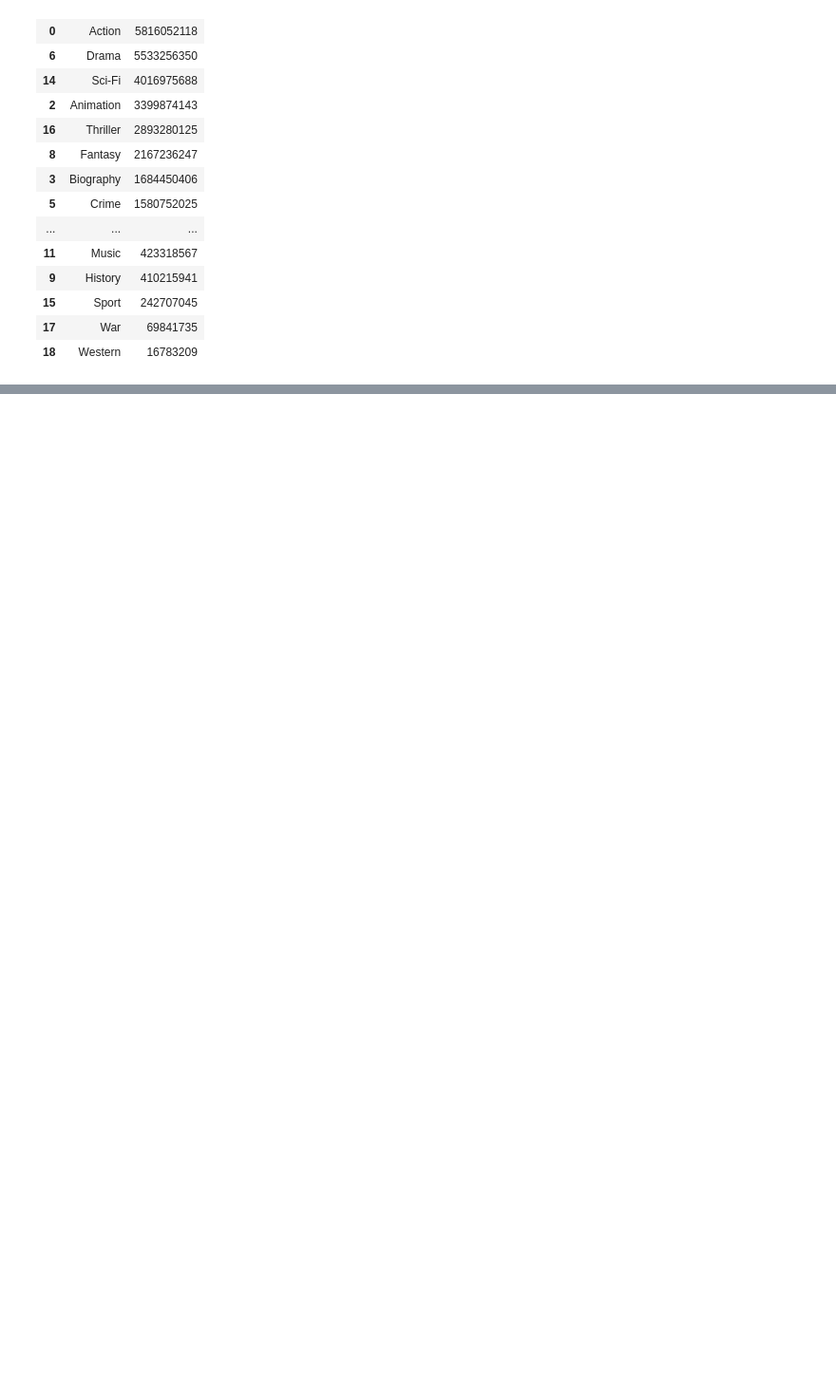
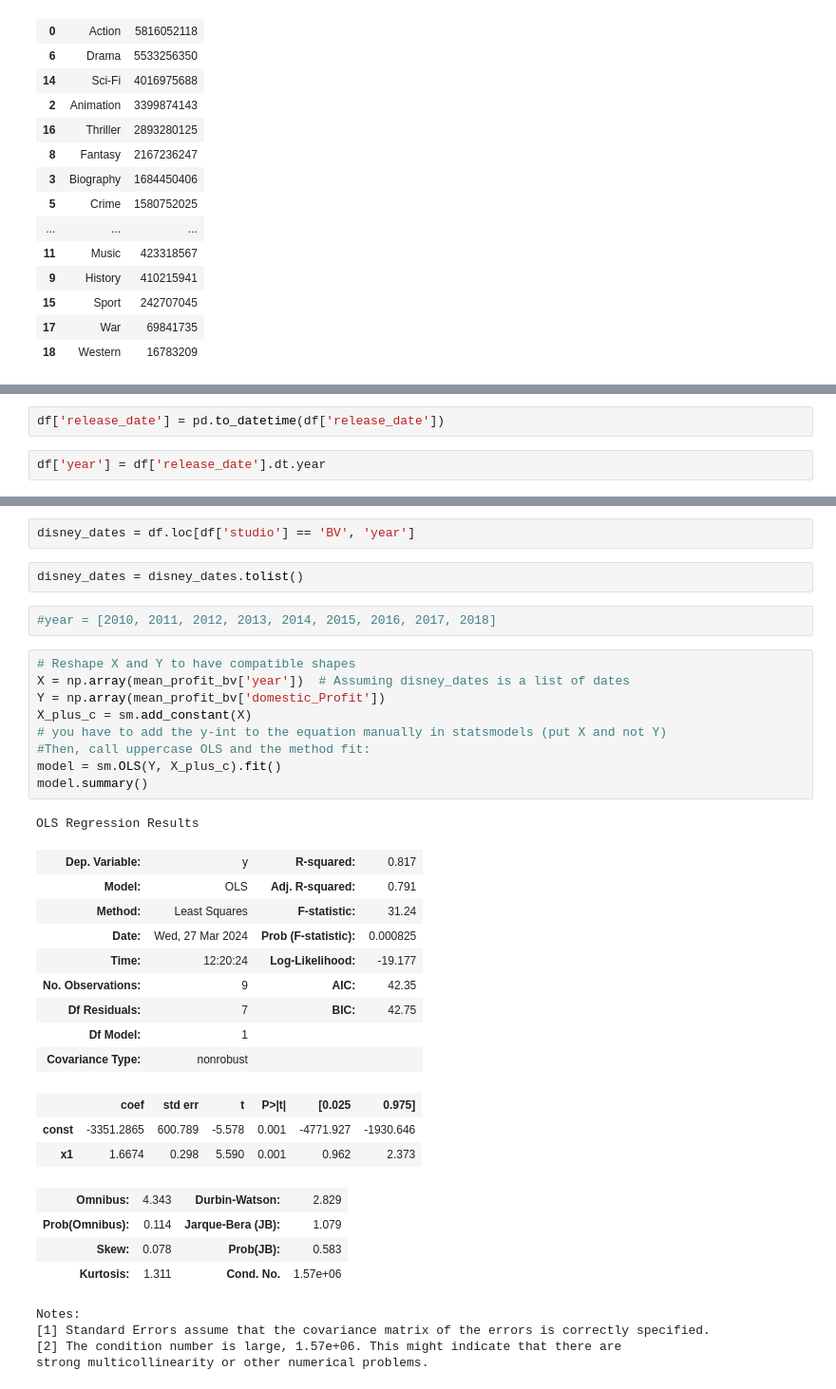
Before and after one commit to TravisClark1432/TAD-Pictures-Productions-Analysis, a Jupyter notebook: alli_p2_notebook_version2.ipynb, the cells around one changed output, grey strips where cells are left out. Shown: that part at 95% size. Saved outputs shown, nothing was run; the diff lists cells and outputs as text; blank space fills up the shorter version.

```diff
--- a/alli_p2_notebook_version2.ipynb
+++ b/alli_p2_notebook_version2.ipynb
@@ -291,0 +307,4 @@ genre_profit_df.sort_values(by= 'Total_Profit', ascending = False)
+# %%
+df['release_date'] = pd.to_datetime(df['release_date'])
+# %%
+df['year'] = df['release_date'].dt.year
@@ -291,0 +349,37 @@ genre_profit_df.sort_values(by= 'Total_Profit', ascending = False)
+# %%
+disney_dates = df.loc[df['studio'] == 'BV', 'year']
+# %%
+disney_dates = disney_dates.tolist()
+# %%
+#year = [2010, 2011, 2012, 2013, 2014, 2015, 2016, 2017, 2018]
+# %%
+# Reshape X and Y to have compatible shapes
+X = np.array(mean_profit_bv['year'])  # Assuming disney_dates is a list of dates
+Y = np.array(mean_profit_bv['domestic_Profit'])
+X_plus_c = sm.add_constant(X)
+# you have to add the y-int to the equation manually in statsmodels (put X and not Y)
+#Then, call uppercase OLS and the method fit:
+model = sm.OLS(Y, X_plus_c).fit()
+model.summary()
+# %% [output]
+OLS Regression Results
+| Dep. Variable: | y | R-squared: | 0.817 |
+| Model: | OLS | Adj. R-squared: | 0.791 |
+| Method: | Least Squares | F-statistic: | 31.24 |
+| Date: | Wed, 27 Mar 2024 | Prob (F-statistic): | 0.000825 |
+| Time: | 12:20:24 | Log-Likelihood: | -19.177 |
+| No. Observations: | 9 | AIC: | 42.35 |
+| Df Residuals: | 7 | BIC: | 42.75 |
+| Df Model: | 1 |  |  |
+| Covariance Type: | nonrobust |  |  |
+|  | coef | std err | t | P>|t| | [0.025 | 0.975] |
+| const | -3351.2865 | 600.789 | -5.578 | 0.001 | -4771.927 | -1930.646 |
+| x1 | 1.6674 | 0.298 | 5.590 | 0.001 | 0.962 | 2.373 |
+| Omnibus: | 4.343 | Durbin-Watson: | 2.829 |
+| Prob(Omnibus): | 0.114 | Jarque-Bera (JB): | 1.079 |
+| Skew: | 0.078 | Prob(JB): | 0.583 |
+| Kurtosis: | 1.311 | Cond. No. | 1.57e+06 |
+Notes:
+[1] Standard Errors assume that the covariance matrix of the errors is correctly specified.
+[2] The condition number is large, 1.57e+06. This might indicate that there are
+strong multicollinearity or other numerical problems.
```
Also changed, not shown: parts of 8 cells of this notebook.
